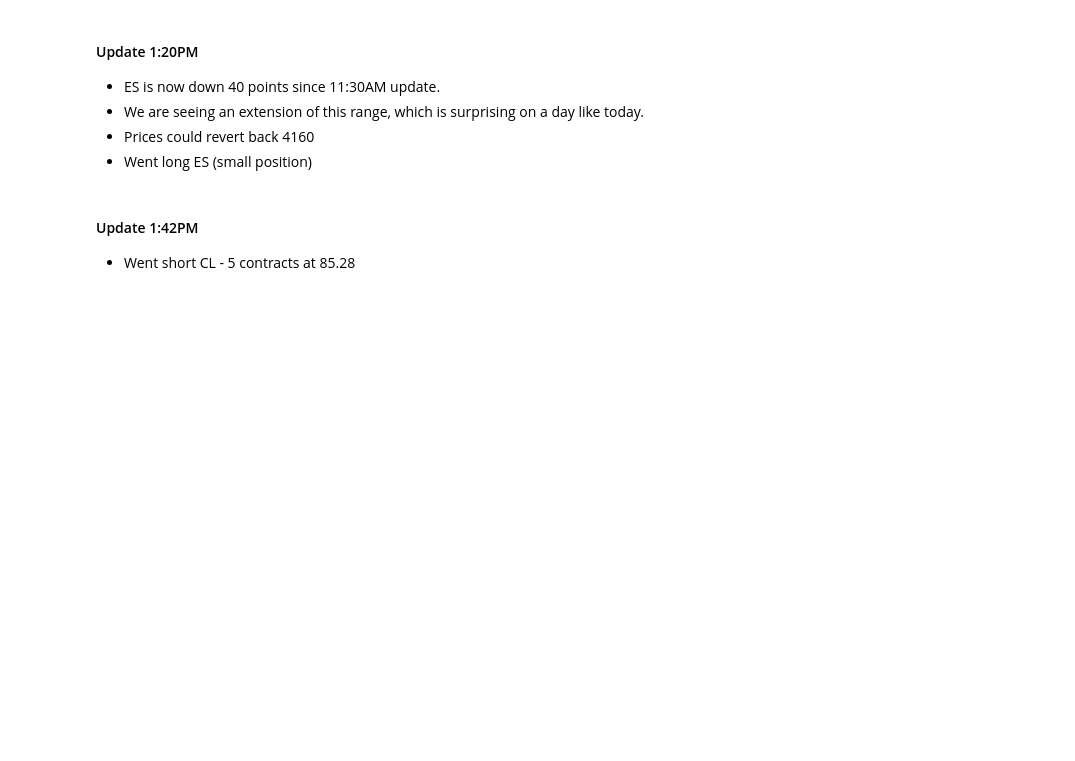
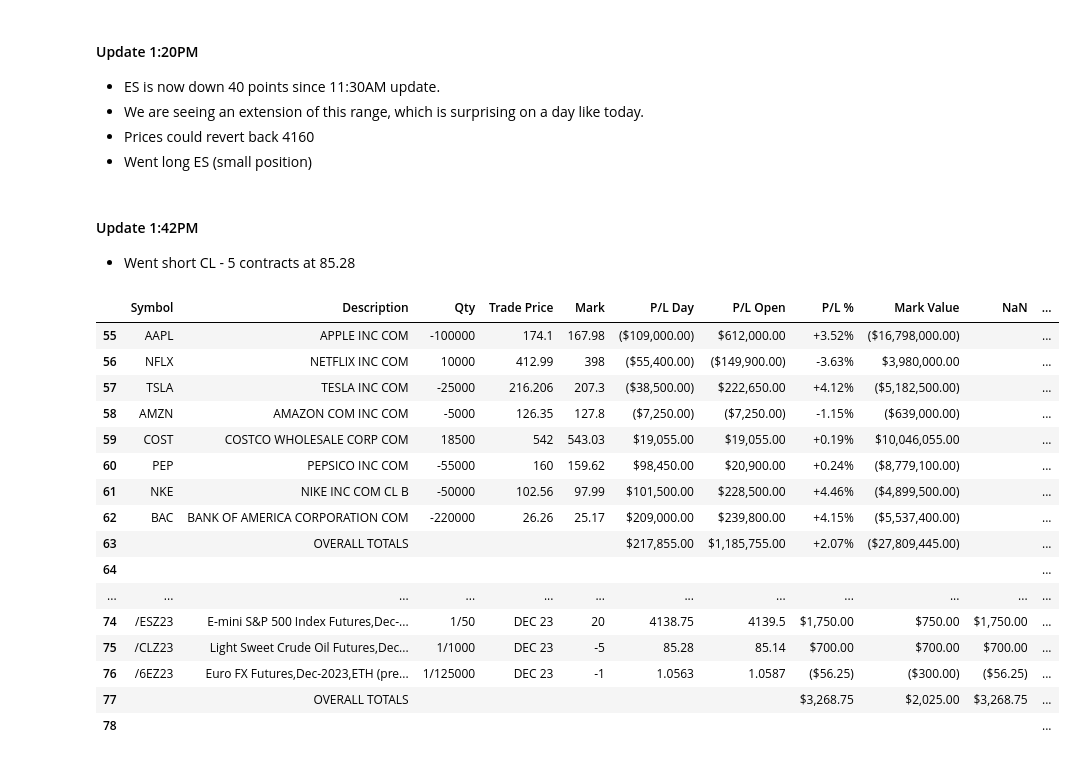
Before and after one commit to realspeculator/market_journal, a Jupyter notebook: 2023/10_2023/October 27, 2023.ipynb, the cells around one changed output. Drawn from its saved outputs; the diff is of its cells as text; code cells hidden in the pictures; blank space fills up the shorter version.

Commit message:
6:18PM October 27, 2023 Update
Pnl, Pos, Trades

```diff
--- a/2023/10_2023/October 27, 2023.ipynb
+++ b/2023/10_2023/October 27, 2023.ipynb
@@ -52,0 +55,20 @@ We will update our position, trades and PnL at the end of the day
+# %%
+pos.pos_df.fillna("")
+# %% [output]
+|  | Symbol | Description | Qty | Trade Price | Mark | P/L Day | P/L Open | P/L % | Mark Value | NaN | ... |
+| 55 | AAPL | APPLE INC COM | -100000 | 174.1 | 167.98 | ($109,000.00) | $612,000.00 | +3.52% | ($16,798,000.00) |  | ... |
+| 56 | NFLX | NETFLIX INC COM | 10000 | 412.99 | 398 | ($55,400.00) | ($149,900.00) | -3.63% | $3,980,000.00 |  | ... |
+| 57 | TSLA | TESLA INC COM | -25000 | 216.206 | 207.3 | ($38,500.00) | $222,650.00 | +4.12% | ($5,182,500.00) |  | ... |
+| 58 | AMZN | AMAZON COM INC COM | -5000 | 126.35 | 127.8 | ($7,250.00) | ($7,250.00) | -1.15% | ($639,000.00) |  | ... |
+| 59 | COST | COSTCO WHOLESALE CORP COM | 18500 | 542 | 543.03 | $19,055.00 | $19,055.00 | +0.19% | $10,046,055.00 |  | ... |
+| 60 | PEP | PEPSICO INC COM | -55000 | 160 | 159.62 | $98,450.00 | $20,900.00 | +0.24% | ($8,779,100.00) |  | ... |
+| 61 | NKE | NIKE INC COM CL B | -50000 | 102.56 | 97.99 | $101,500.00 | $228,500.00 | +4.46% | ($4,899,500.00) |  | ... |
+| 62 | BAC | BANK OF AMERICA CORPORATION COM | -220000 | 26.26 | 25.17 | $209,000.00 | $239,800.00 | +4.15% | ($5,537,400.00) |  | ... |
+| 63 |  | OVERALL TOTALS |  |  |  | $217,855.00 | $1,185,755.00 | +2.07% | ($27,809,445.00) |  | ... |
+| 64 |  |  |  |  |  |  |  |  |  |  | ... |
+| ... | ... | ... | ... | ... | ... | ... | ... | ... | ... | ... | ... |
+| 74 | /ESZ23 | E-mini S&P 500 Index Futures,Dec-... | 1/50 | DEC 23 | 20 | 4138.75 | 4139.5 | $1,750.00 | $750.00 | $1,750.00 | ... |
+| 75 | /CLZ23 | Light Sweet Crude Oil Futures,Dec... | 1/1000 | DEC 23 | -5 | 85.28 | 85.14 | $700.00 | $700.00 | $700.00 | ... |
+| 76 | /6EZ23 | Euro FX Futures,Dec-2023,ETH (pre... | 1/125000 | DEC 23 | -1 | 1.0563 | 1.0587 | ($56.25) | ($300.00) | ($56.25) | ... |
+| 77 |  | OVERALL TOTALS |  |  |  |  |  | $3,268.75 | $2,025.00 | $3,268.75 | ... |
+| 78 |  |  |  |  |  |  |  |  |  |  | ... |
```
Also changed, not shown: parts of 6 cells of this notebook, 1 other file.
